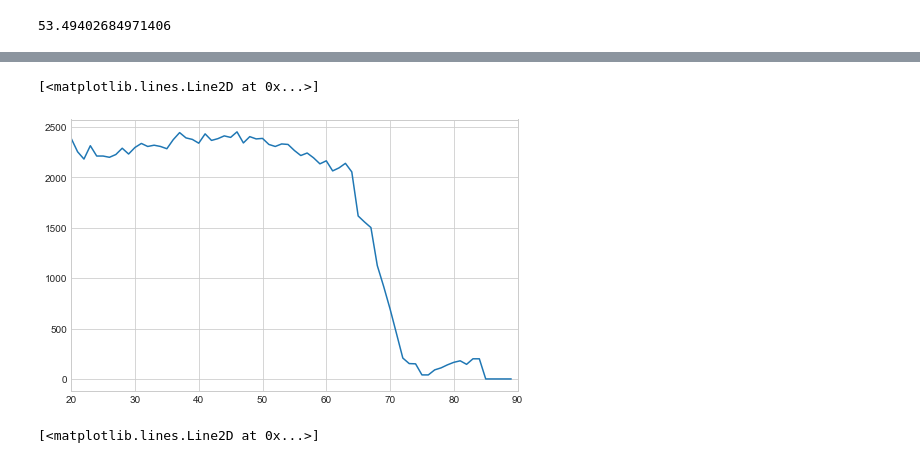
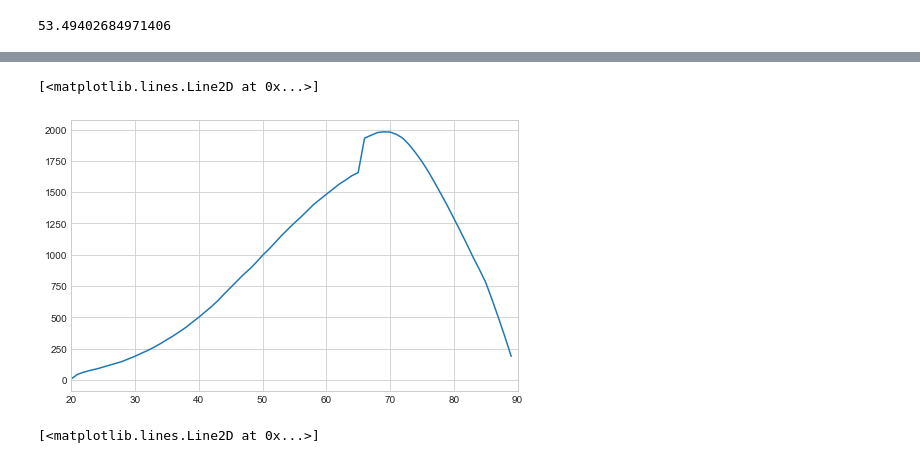
Before and after one commit to Goldfield1/IskhakovKeane2021Python, a Jupyter notebook: 05_dc_egm.ipynb, the cells around one changed output, grey strips where cells are left out. Drawn from its saved outputs; the diff is of its cells as text; code cells hidden in the pictures.

```diff
--- a/05_dc_egm.ipynb
+++ b/05_dc_egm.ipynb
@@ -115,7 +127,7 @@ def simulate (model):
     sim.wage = np.nan +np.zeros(shape)
     # Initial values
     #sim.m[par.Tmin,:] = 10
-    sim.m[par.Tmin,:] = np.random.uniform(-10, 10, size = par.simN)
+    sim.m[par.Tmin,:] = np.random.lognormal(0, 1.48960, par.simN) + par.tr
 
     # Simulation
     model.par.H_bunches = np.array(model.par.H_bunches)
@@ -182,10 +194,10 @@ def simulate (model):
             sim.income[t, : ] = income
 
             a = sim.m[t, :] - sim.c[t, :]
-            super_payment = K_plus * par.rho[edu] * (t+1 == 65)
+            super_payment = K_plus * par.rho[edu] * (t == 65)
             m_plus = par.interest * a + income - tax_fun_(income, par)  + par.tr * (t+1 <= 3) # wealth before pens
 
-            pens = pens_fun(m_plus, income) * (t+1 > 65)
+            pens = pens_fun(m_plus, income) * (t > 65)
             m_plus += super_payment
             m_plus += pens
 
@@ -198,20 +212,20 @@ simulate(model)
 # %%
 hs = []
 for i in range(model.par.Tmin, model.par.T):
-    h = model.sim.h[i, :]
+    h = model.sim.m[i, :]
     #print(h)
-    hh = egm.util( model.sim.h[i, :] , model.sim.h[i, :][0], i, model.par)
+    #hh = egm.util( model.sim.m[i, :] , model.sim.h[i, :][0], i, model.par)
     #h = model.sim.h[i, :]
     #print(i)
     h = np.average(h)
     hs.append(h)
 fig = plt.figure(figsize=(8,5))
 ax = fig.add_subplot(1,1,1)
 ax.set_xlim(model.par.Tmin, model.par.T)
 ax.plot(list(range(model.par.Tmin, model.par.T)) , hs)
 # %% [output]
 [<matplotlib.lines.Line2D at 0x...>]
-[figure, old version]
+[figure, new version]
 # %%
 vs = []
 ds = []
```
Also changed, not shown: parts of 8 cells of this notebook, 1 other file.
